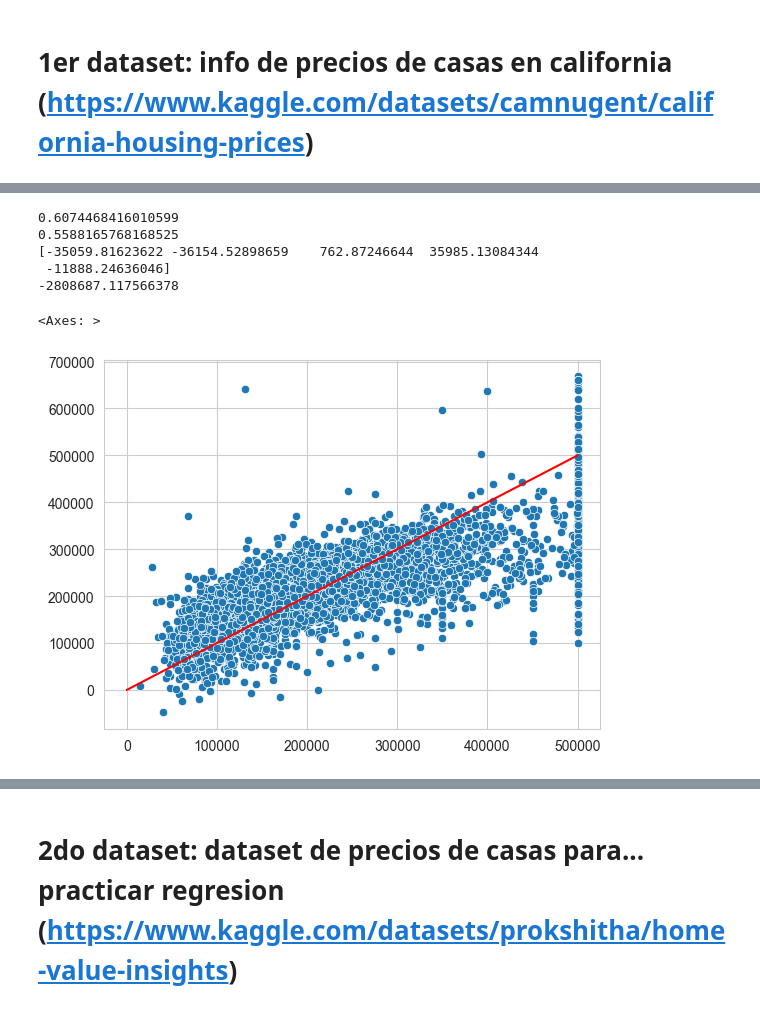
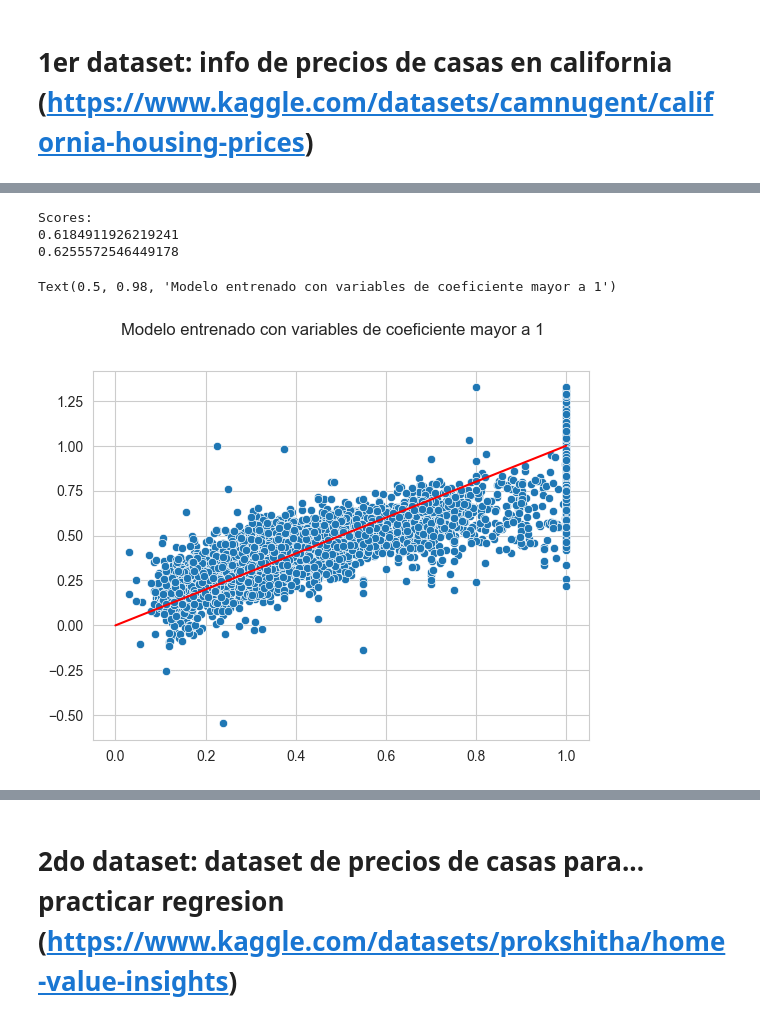
Before and after one commit to tamigr1757/ProyectoPythonRegresionMultiple, a Jupyter notebook: Proyecto 2 notebook.ipynb, the cells around one changed output, grey strips where cells are left out. Cells and saved outputs as stored; diff of their text form; code cells hidden in the pictures.

```diff
--- a/Proyecto 2 notebook.ipynb
+++ b/Proyecto 2 notebook.ipynb
@@ -11,7 +11,6 @@ import seaborn as sb
 # %%
 #leyendo el dataset y haciendo un preprocesamiento simple
 data1 = pd.read_csv("datasets/housing.csv")
-print(data1.describe())
 
 #quitando columnas vacias
 data1.dropna(inplace=True)
@@ -22,7 +21,13 @@ pd.set_option("future.no_silent_downcasting", True)
 #transformando los valores categoricos de ocean_proximity (proximidad al oceano) a numericos
 data1["ocean_proximity"] = data1["ocean_proximity"].replace(["ISLAND","NEAR OCEAN","NEAR BAY","<1H OCEAN","INLAND"],[1,2,3,4,5])
 
+#normalizando variables
+for column in data1.columns:
+    data1[column] = data1[column]/abs(data1[column].max())
+
+print(data1.describe())
+
 #haciendo pairplot para ver la relacion entre variables
-sb.pairplot(data1)
+sb.pairplot(data1,x_vars=data1.columns,y_vars=["median_house_value"])
 # %% [output]
           longitude      latitude  housing_median_age   total_rooms  \
@@ -78,26 +99,26 @@ sb.lineplot(x=np.arange(1,max(trainY)),y=np.arange(1,max(trainY)),color=(1,0,0))
 # %%
-#volviendo a entrenar el modelo con las variables cuyo coeficiente parecio tener cierta importancia (>1e+03)
-x = data1[["longitude","latitude","housing_median_age","median_income","ocean_proximity"]].values
+#volviendo a entrenar el modelo con las variables cuyo coeficiente parecio tener cierta importancia (>1)
+columnasX = ["longitude","latitude","total_bedrooms","population","median_income"]
+x = data1[columnasX].values
 y = data1["median_house_value"].values
 linearModel = linear.LinearRegression()
 trainX,testX,trainY,testY = split(x,y,train_size=0.2)
 linearModel.fit(trainX,trainY)
 
 #viendo que tan bueno es el modelo
+print("Scores:")
 print(linearModel.score(testX,testY))
 print(linearModel.score(trainX,trainY))
-print(linearModel.coef_)
-print(linearModel.intercept_)
+print()
 
 #comparando las variables predecidas con las reales
 yPredict = linearModel.predict(trainX)
 sb.scatterplot(x=trainY,y=yPredict)
-sb.lineplot(x=np.arange(1,max(trainY)),y=np.arange(1,max(trainY)),color=(1,0,0))
+sb.lineplot(x=np.linspace(0,max(trainY)),y=np.linspace(0,max(trainY)),color=(1,0,0))
+plt.suptitle("Modelo entrenado con variables de coeficiente mayor a 1")
 # %% [output]
-0.6074468416010599
-0.5588165768168525
-[-35059.81623622 -36154.52898659    762.87246644  35985.13084344
- -11888.24636046]
--2808687.117566378
+Scores:
+0.6184911926219241
+0.6255572546449178
-<Axes: >
+Text(0.5, 0.98, 'Modelo entrenado con variables de coeficiente mayor a 1')
-[figure, old version]
+[figure, new version]
```
Also changed, not shown: parts of 7 cells of this notebook.
